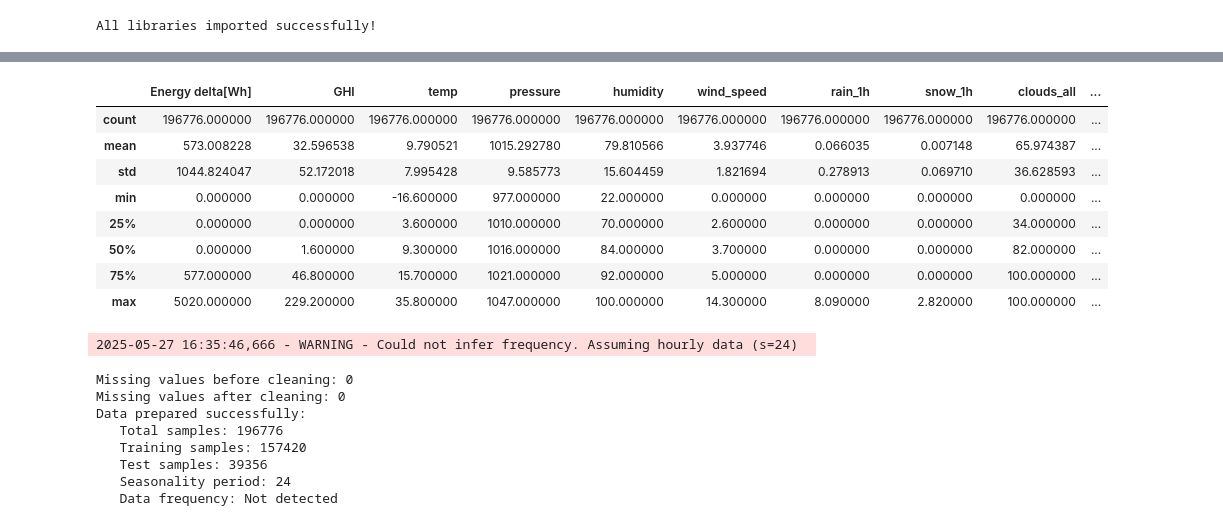
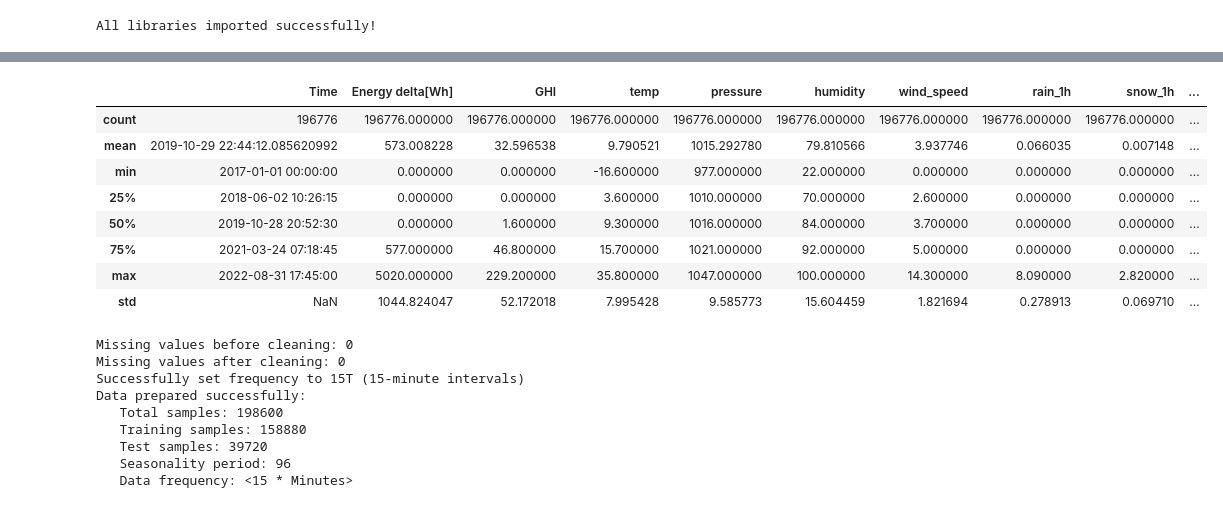
Before and after one commit to itxtx/solar_prediction, a Jupyter notebook: solar_data_sarima.ipynb, the cells around one changed output, grey strips where cells are left out. Cells and saved outputs as stored; diff of their text form; code cells hidden in the pictures.

```diff
--- a/solar_data_sarima.ipynb
+++ b/solar_data_sarima.ipynb
@@ -50,6 +50,21 @@ print(f"Shape: {df_raw.shape}")
 print(f"Columns: {list(df_raw.columns)}")
 print("\nFirst few rows:")
 df_raw.head()
+# Check time column format to confirm 15-minute intervals
+print(f"\nTime Column Analysis:")
+if 'Time' in df_raw.columns:
+    df_raw['Time'] = pd.to_datetime(df_raw['Time'])
+    time_diffs = df_raw['Time'].diff().dropna()
+    print(f"Time differences (first 10): {time_diffs.head(10)}")
+    print(f"Most common time difference: {time_diffs.mode().iloc[0] if len(time_diffs.mode()) > 0 else 'N/A'}")
+
+    # Confirm 15-minute intervals
+    if time_diffs.mode().iloc[0] == pd.Timedelta('15 minutes'):
+        print("Confirmed: Data has 15-minute intervals")
+    else:
+        print(f"Unexpected interval: {time_diffs.mode().iloc[0]}")
+else:
+    print("'Time' column not found")
 # Data info
 print("Data Info:")
 df_raw.info()
@@ -76,13 +91,13 @@ memory usage: 25.5+ MB
 Descriptive Statistics:
-|  | Energy delta[Wh] | GHI | temp | pressure | humidity | wind_speed | rain_1h | snow_1h | clouds_all | ... |
-| count | 196776.000000 | 196776.000000 | 196776.000000 | 196776.000000 | 196776.000000 | 196776.000000 | 196776.000000 | 196776.000000 | 196776.000000 | ... |
-| mean | 573.008228 | 32.596538 | 9.790521 | 1015.292780 | 79.810566 | 3.937746 | 0.066035 | 0.007148 | 65.974387 | ... |
-| std | 1044.824047 | 52.172018 | 7.995428 | 9.585773 | 15.604459 | 1.821694 | 0.278913 | 0.069710 | 36.628593 | ... |
-| min | 0.000000 | 0.000000 | -16.600000 | 977.000000 | 22.000000 | 0.000000 | 0.000000 | 0.000000 | 0.000000 | ... |
-| 25% | 0.000000 | 0.000000 | 3.600000 | 1010.000000 | 70.000000 | 2.600000 | 0.000000 | 0.000000 | 34.000000 | ... |
-| 50% | 0.000000 | 1.600000 | 9.300000 | 1016.000000 | 84.000000 | 3.700000 | 0.000000 | 0.000000 | 82.000000 | ... |
-| 75% | 577.000000 | 46.800000 | 15.700000 | 1021.000000 | 92.000000 | 5.000000 | 0.000000 | 0.000000 | 100.000000 | ... |
-| max | 5020.000000 | 229.200000 | 35.800000 | 1047.000000 | 100.000000 | 14.300000 | 8.090000 | 2.820000 | 100.000000 | ... |
+|  | Time | Energy delta[Wh] | GHI | temp | pressure | humidity | wind_speed | rain_1h | snow_1h | ... |
+| count | 196776 | 196776.000000 | 196776.000000 | 196776.000000 | 196776.000000 | 196776.000000 | 196776.000000 | 196776.000000 | 196776.000000 | ... |
+| mean | 2019-10-29 22:44:12.085620992 | 573.008228 | 32.596538 | 9.790521 | 1015.292780 | 79.810566 | 3.937746 | 0.066035 | 0.007148 | ... |
+| min | 2017-01-01 00:00:00 | 0.000000 | 0.000000 | -16.600000 | 977.000000 | 22.000000 | 0.000000 | 0.000000 | 0.000000 | ... |
+| 25% | 2018-06-02 10:26:15 | 0.000000 | 0.000000 | 3.600000 | 1010.000000 | 70.000000 | 2.600000 | 0.000000 | 0.000000 | ... |
+| 50% | 2019-10-28 20:52:30 | 0.000000 | 1.600000 | 9.300000 | 1016.000000 | 84.000000 | 3.700000 | 0.000000 | 0.000000 | ... |
+| 75% | 2021-03-24 07:18:45 | 577.000000 | 46.800000 | 15.700000 | 1021.000000 | 92.000000 | 5.000000 | 0.000000 | 0.000000 | ... |
+| max | 2022-08-31 17:45:00 | 5020.000000 | 229.200000 | 35.800000 | 1047.000000 | 100.000000 | 14.300000 | 8.090000 | 2.820000 | ... |
+| std | NaN | 1044.824047 | 52.172018 | 7.995428 | 9.585773 | 15.604459 | 1.821694 | 0.278913 | 0.069710 | ... |
 # %%
 def determine_seasonality(series, freq_hint=None):
     """Determine seasonality period based on data frequency"""
@@ -136,8 +151,24 @@ def prepare_time_series_data(df, time_col='Time', target_col='GHI', test_size=0.
     # Remove any remaining NaN values
     series = series.dropna()
 
+    # CRITICAL: Set frequency for 15-minute data to enable proper seasonality detection
+    try:
+        # Attempt to set frequency if data is regular 15-minute intervals
+        series_with_freq = series.asfreq('15T')
+        print("Successfully set frequency to 15T (15-minute intervals)")
+        series = series_with_freq.ffill().bfill()  # Handle any NaNs introduced by asfreq
+    except Exception as e:
+        print(f"Could not set frequency automatically: {e}")
+        print("   Proceeding with original series - will manually set seasonality")
+
     # Determine seasonality
     s = determine_seasonality(series)
+
+    # MANUAL OVERRIDE for 15-minute data (most reliable approach)
+    if s != 96:
+        print(f"Detected seasonality {s} may be incorrect for 15-minute data")
+        s = 96  # Force correct seasonality for 15-minute data
+        print(f"Manually overriding seasonality to {s} (daily cycle for 15-min data)")
 
     # Train-test split
     split_point = int(len(series) * (1 - test_size))
@@ -161,15 +192,15 @@ train_series, test_series, seasonality = prepare_time_series_data(
     test_size=0.2
 )
 # %% [output]
-2025-05-27 16:35:46,666 - WARNING - Could not infer frequency. Assuming hourly data (s=24)
+Missing values before cleaning: 0
+Missing values after cleaning: 0
+Successfully set frequency to 15T (15-minute intervals)
+Data prepared successfully:
+   Total samples: 198600
+   Training samples: 158880
+   Test samples: 39720
+   Seasonality period: 96
+   Data frequency: <15 * Minutes>
-Missing values before cleaning: 0
-Missing values after cleaning: 0
-Data prepared successfully:
-   Total samples: 196776
-   Training samples: 157420
-   Test samples: 39356
-   Seasonality period: 24
-   Data frequency: Not detected
 # %%
 # Plot the full time series
 fig, axes = plt.subplots(3, 1, figsize=(15, 12))
```
Also changed, not shown: parts of 8 cells of this notebook.
